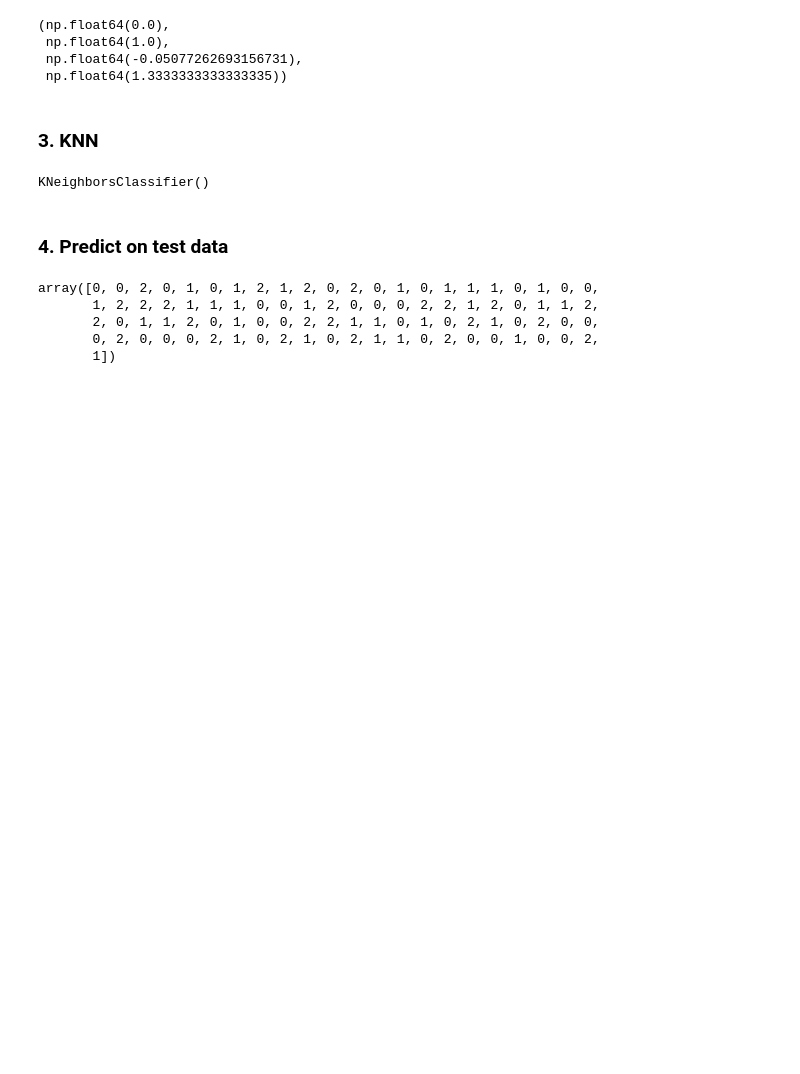
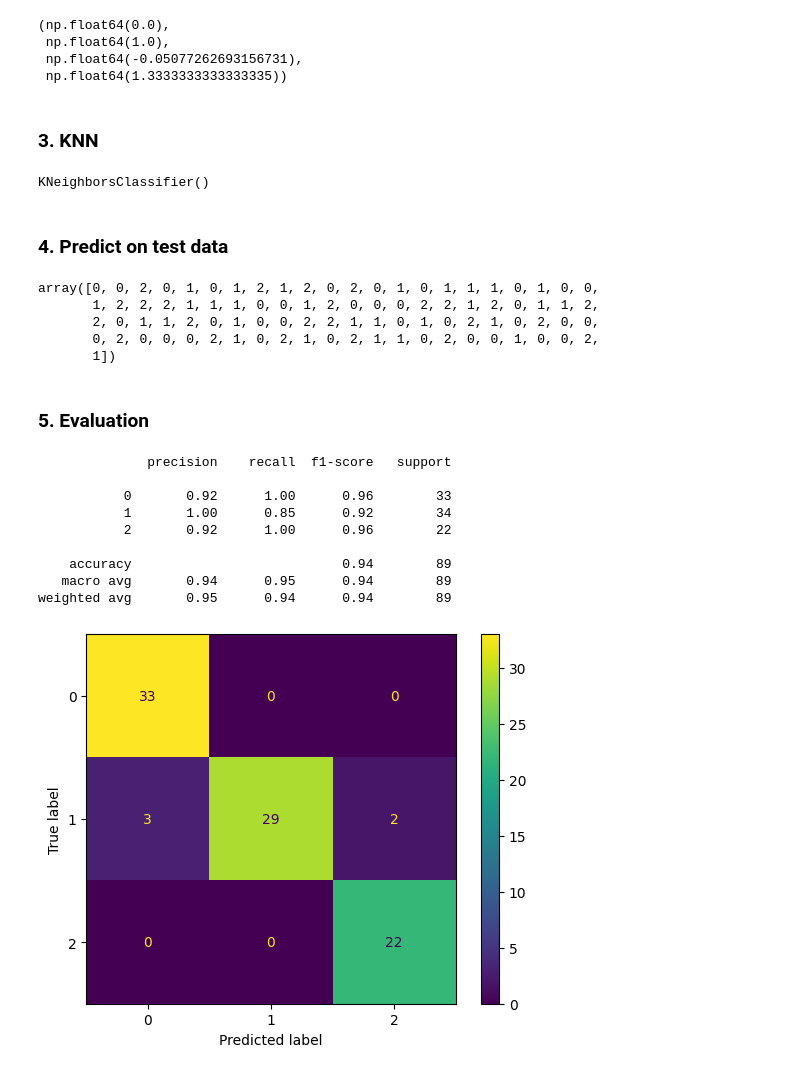
Before and after one commit to kokchun/machine_learning_kokchun_giang_mlops25, a Jupyter notebook: code-alongs/05_knn/knn.ipynb, the cells around one changed output. Cells and saved outputs as stored; diff of their text form; code cells hidden in the pictures; blank space fills up the shorter version.

Commit message:
evaluation

```diff
--- a/code-alongs/05_knn/knn.ipynb
+++ b/code-alongs/05_knn/knn.ipynb
@@ -137,3 +137,22 @@ array([0, 0, 2, 0, 1, 0, 1, 2, 1, 2, 0, 2, 0, 1, 0, 1, 1, 1, 0, 1, 0, 0,
        2, 0, 1, 1, 2, 0, 1, 0, 0, 2, 2, 1, 1, 0, 1, 0, 2, 1, 0, 2, 0, 0,
        0, 2, 0, 0, 0, 2, 1, 0, 2, 1, 0, 2, 1, 1, 0, 2, 0, 0, 1, 0, 0, 2,
        1])
+# %% [markdown]
+### 5. Evaluation
+# %%
+from sklearn.metrics import confusion_matrix, ConfusionMatrixDisplay, classification_report
+
+cm = confusion_matrix(y_test, y_pred)
+ConfusionMatrixDisplay(cm).plot()
+print(classification_report(y_test, y_pred))
+# %% [output]
+              precision    recall  f1-score   support
+
+           0       0.92      1.00      0.96        33
+           1       1.00      0.85      0.92        34
+           2       0.92      1.00      0.96        22
+
+    accuracy                           0.94        89
+   macro avg       0.94      0.95      0.94        89
+weighted avg       0.95      0.94      0.94        89
+[figure, added]
```
